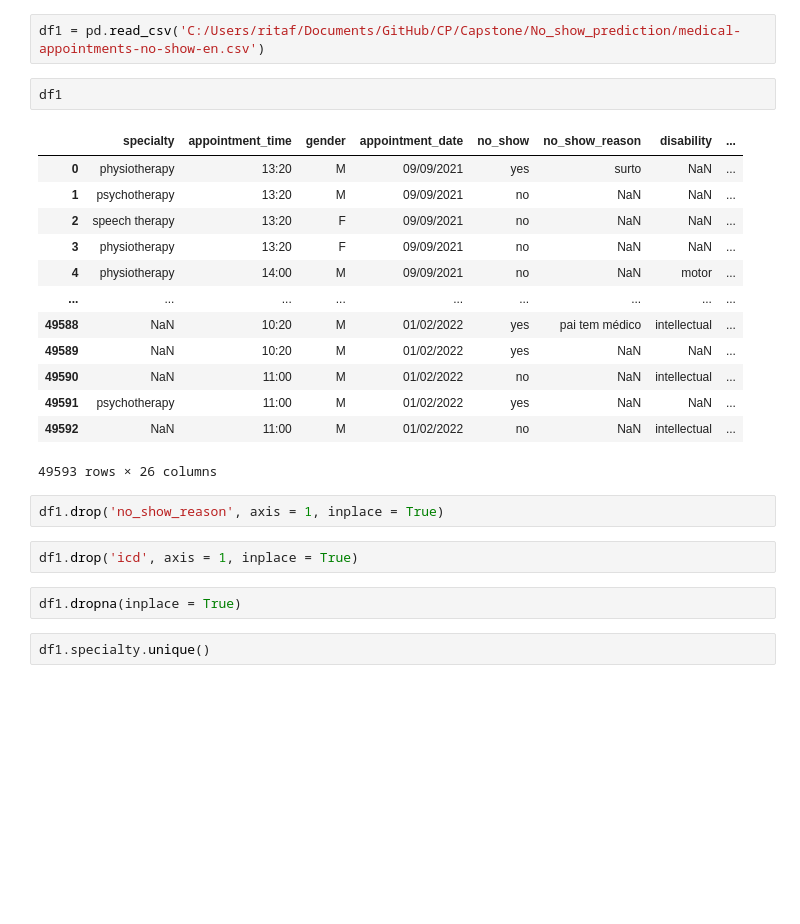
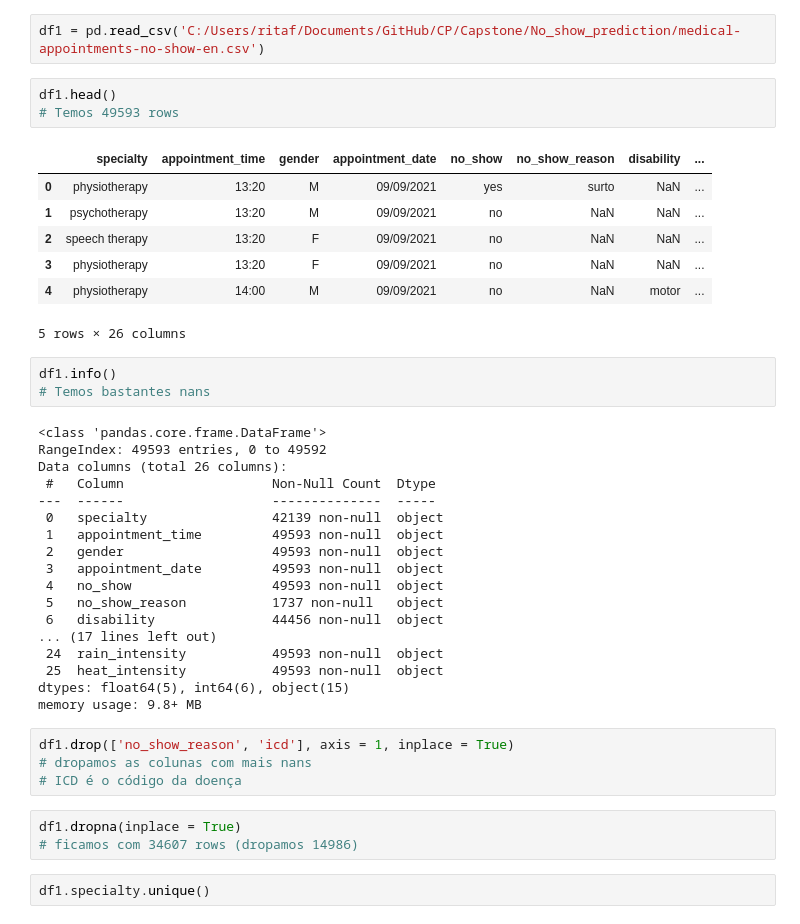
Before and after one commit to joanarr13/Capstone, a Jupyter notebook: No_show_prediction/no-show.ipynb, the cells around one changed output. Saved outputs shown, nothing was run; the diff lists cells and outputs as text; blank space fills up the shorter version.

```diff
--- a/No_show_prediction/no-show.ipynb
+++ b/No_show_prediction/no-show.ipynb
@@ -57,27 +22,44 @@ array(['JARDIM DA PENHA', 'MATA DA PRAIA', 'PONTAL DE CAMBURI',
 # %%
 df1 = pd.read_csv('C:/Users/ritaf/Documents/GitHub/CP/Capstone/No_show_prediction/medical-appointments-no-show-en.csv')
-# %%
-df1
-# %% [output]
-|  | specialty | appointment_time | gender | appointment_date | no_show | no_show_reason | disability | ... |
-| 0 | physiotherapy | 13:20 | M | 09/09/2021 | yes | surto | NaN | ... |
-| 1 | psychotherapy | 13:20 | M | 09/09/2021 | no | NaN | NaN | ... |
-| 2 | speech therapy | 13:20 | F | 09/09/2021 | no | NaN | NaN | ... |
-| 3 | physiotherapy | 13:20 | F | 09/09/2021 | no | NaN | NaN | ... |
-| 4 | physiotherapy | 14:00 | M | 09/09/2021 | no | NaN | motor | ... |
-| ... | ... | ... | ... | ... | ... | ... | ... | ... |
-| 49588 | NaN | 10:20 | M | 01/02/2022 | yes | pai tem médico | intellectual | ... |
-| 49589 | NaN | 10:20 | M | 01/02/2022 | yes | NaN | NaN | ... |
-| 49590 | NaN | 11:00 | M | 01/02/2022 | no | NaN | intellectual | ... |
-| 49591 | psychotherapy | 11:00 | M | 01/02/2022 | yes | NaN | NaN | ... |
-| 49592 | NaN | 11:00 | M | 01/02/2022 | no | NaN | intellectual | ... |
-49593 rows × 26 columns
+# %%
+df1.head()
+# Temos 49593 rows
+# %% [output]
+|  | specialty | appointment_time | gender | appointment_date | no_show | no_show_reason | disability | ... |
+| 0 | physiotherapy | 13:20 | M | 09/09/2021 | yes | surto | NaN | ... |
+| 1 | psychotherapy | 13:20 | M | 09/09/2021 | no | NaN | NaN | ... |
+| 2 | speech therapy | 13:20 | F | 09/09/2021 | no | NaN | NaN | ... |
+| 3 | physiotherapy | 13:20 | F | 09/09/2021 | no | NaN | NaN | ... |
+| 4 | physiotherapy | 14:00 | M | 09/09/2021 | no | NaN | motor | ... |
+5 rows × 26 columns
+# %%
+df1.info()
+# Temos bastantes nans
+# %% [output]
+<class 'pandas.core.frame.DataFrame'>
+RangeIndex: 49593 entries, 0 to 49592
+Data columns (total 26 columns):
+ #   Column                   Non-Null Count  Dtype
+---  ------                   --------------  -----
+ 0   specialty                42139 non-null  object
+ 1   appointment_time         49593 non-null  object
+ 2   gender                   49593 non-null  object
+ 3   appointment_date         49593 non-null  object
+ 4   no_show                  49593 non-null  object
+ 5   no_show_reason           1737 non-null   object
+ 6   disability               44456 non-null  object
+... (17 lines left out)
+ 24  rain_intensity           49593 non-null  object
+ 25  heat_intensity           49593 non-null  object
+dtypes: float64(5), int64(6), object(15)
+memory usage: 9.8+ MB
 # %%
-df1.drop('no_show_reason', axis = 1, inplace = True)
+df1.drop(['no_show_reason', 'icd'], axis = 1, inplace = True)
+# dropamos as colunas com mais nans
+# ICD é o código da doença
-# %%
-df1.drop('icd', axis = 1, inplace = True)
 # %%
 df1.dropna(inplace = True)
+# ficamos com 34607 rows (dropamos 14986)
 # %%
 df1.specialty.unique()
 # %% [output]
```
Also changed, not shown: parts of 5 cells of this notebook.
